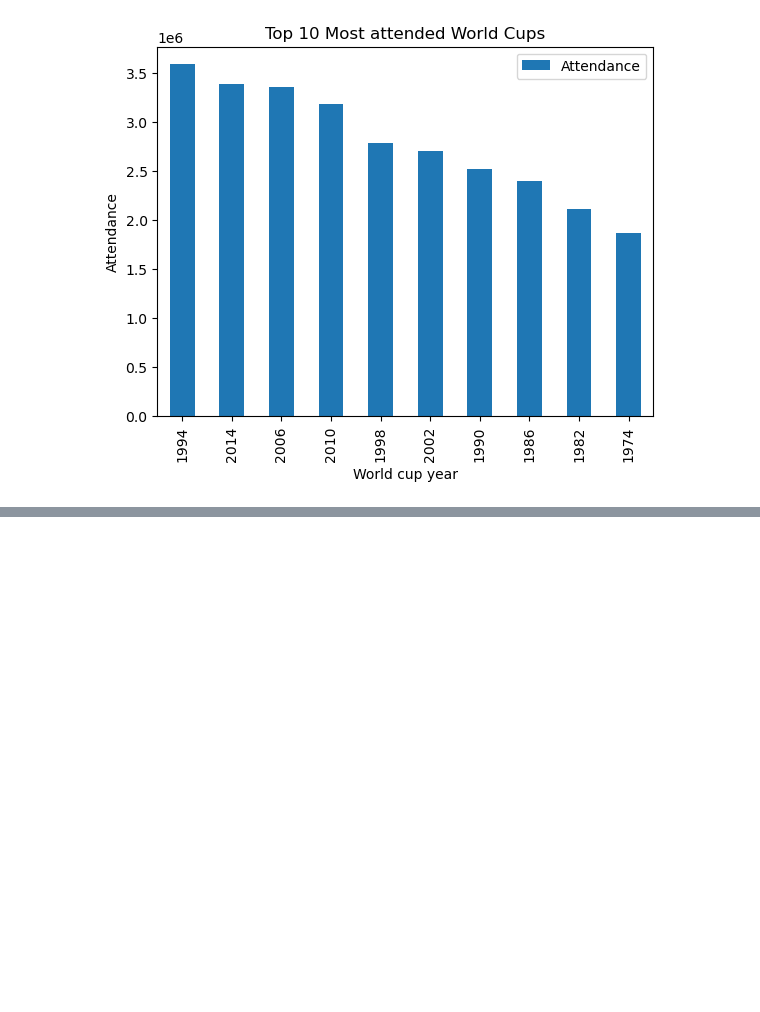
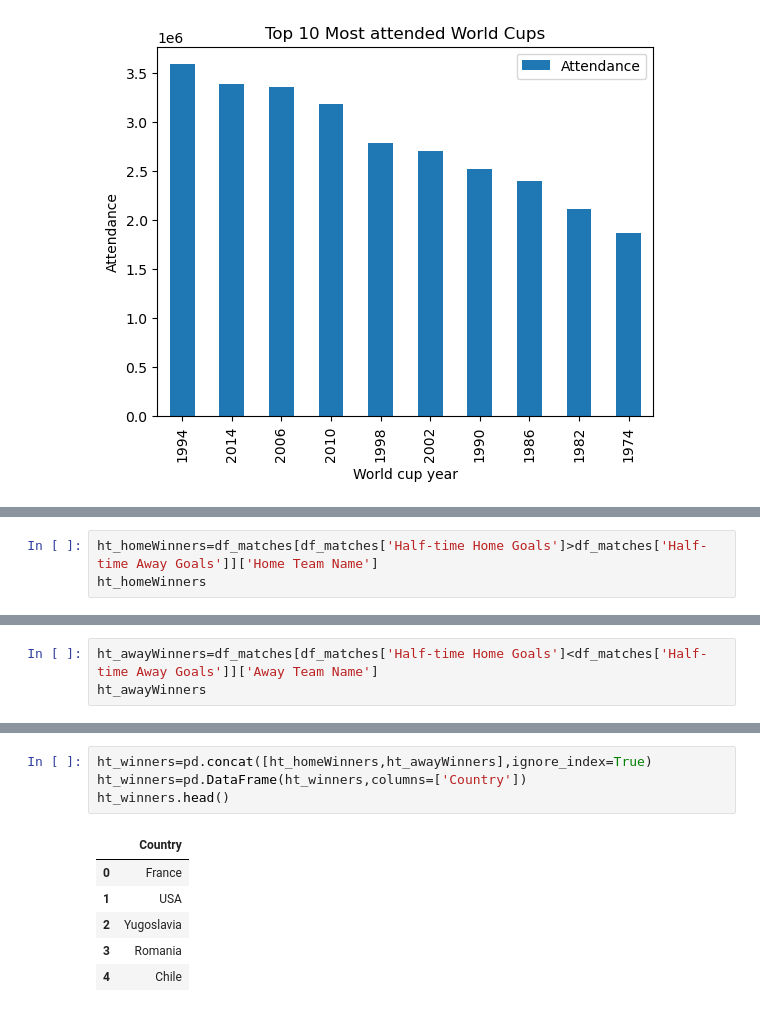
Before and after one commit to Adroit10/FIFA-World-Cup-Analysis, a Jupyter notebook: EDA.ipynb, the cells around one changed output, grey strips where cells are left out. Saved outputs shown, nothing was run; the diff lists cells and outputs as text; blank space fills up the shorter version.

```diff
--- a/EDA.ipynb
+++ b/EDA.ipynb
@@ -477,0 +524,3 @@ plt.show()
+# %%
+ht_homeWinners=df_matches[df_matches['Half-time Home Goals']>df_matches['Half-time Away Goals']]['Home Team Name']
+ht_homeWinners
@@ -477,0 +540,3 @@ plt.show()
+# %%
+ht_awayWinners=df_matches[df_matches['Half-time Home Goals']<df_matches['Half-time Away Goals']]['Away Team Name']
+ht_awayWinners
@@ -477,0 +556,11 @@ plt.show()
+# %%
+ht_winners=pd.concat([ht_homeWinners,ht_awayWinners],ignore_index=True)
+ht_winners=pd.DataFrame(ht_winners,columns=['Country'])
+ht_winners.head()
+# %% [output]
+|  | Country |
+| 0 | France |
+| 1 | USA |
+| 2 | Yugoslavia |
+| 3 | Romania |
+| 4 | Chile |
```
Also changed, not shown: parts of 12 cells of this notebook.
